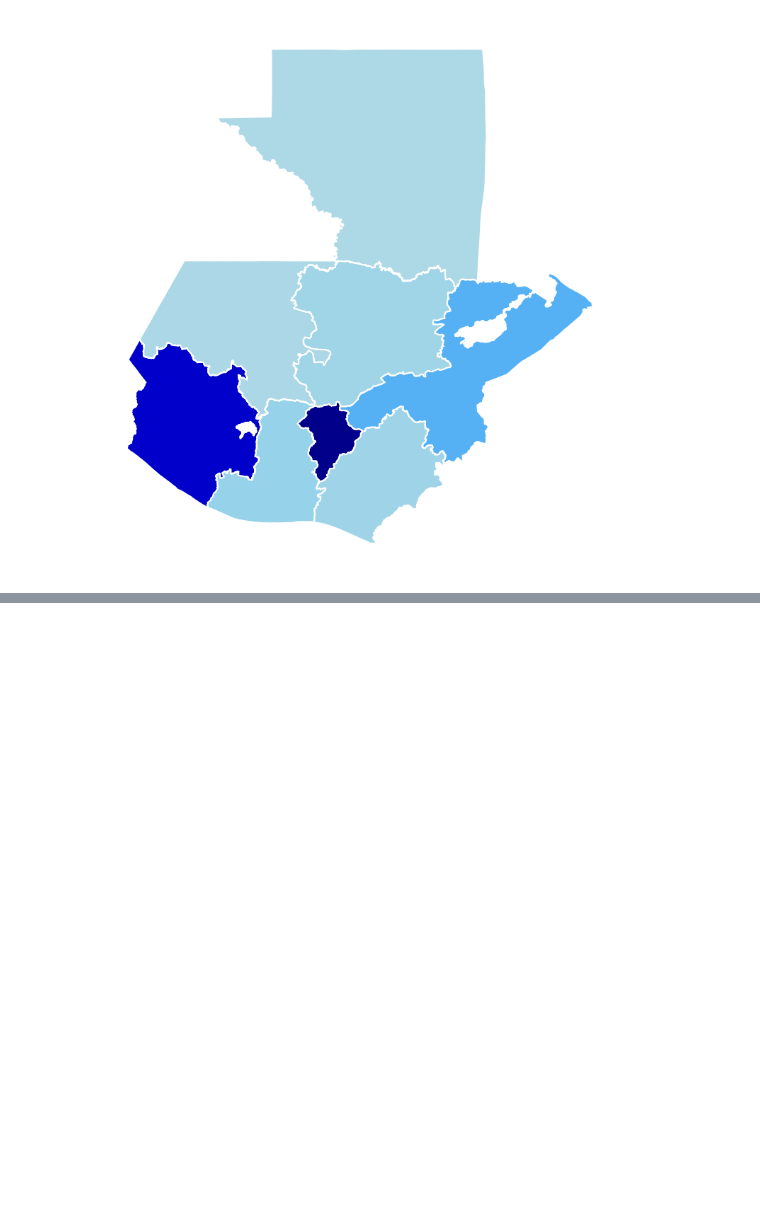
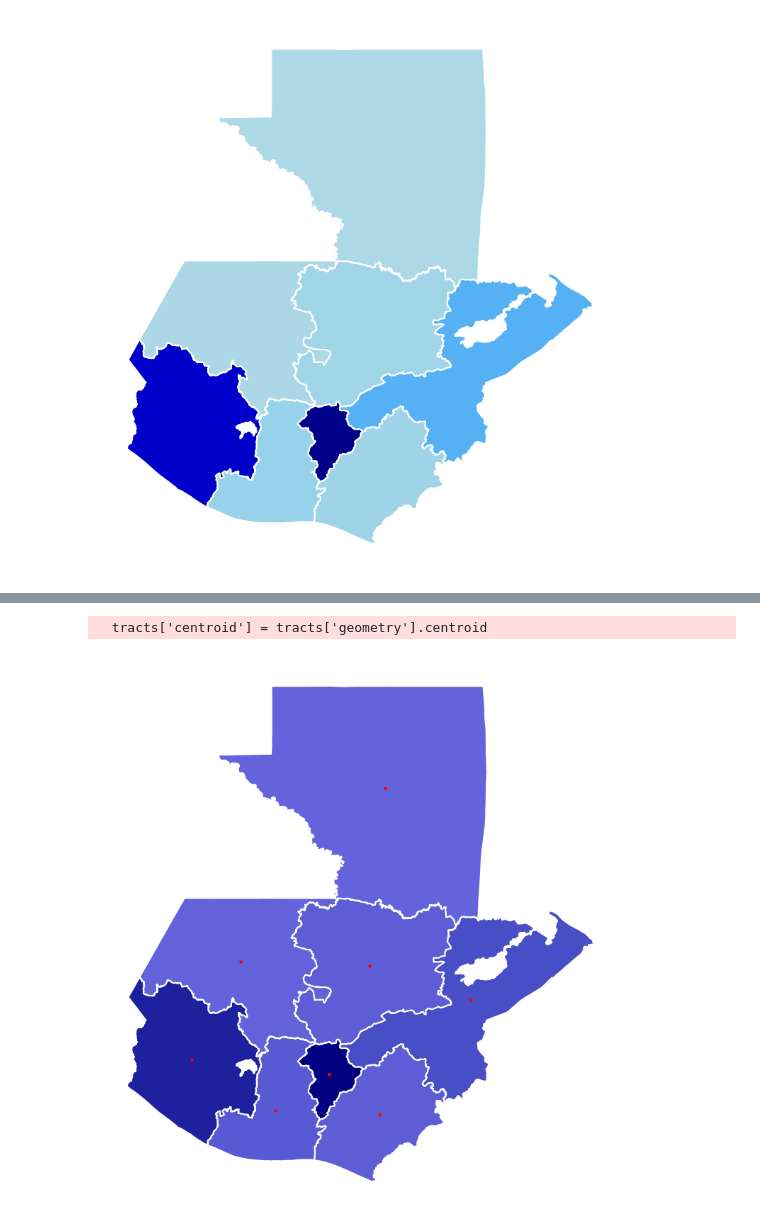
Before and after one commit to 1u1s4/INE_mapas_regionales, a Jupyter notebook: pruebas.ipynb, the cells around one changed output, grey strips where cells are left out. Drawn from its saved outputs; the diff is of its cells as text; code cells hidden in the pictures; blank space fills up the shorter version.

```diff
--- a/pruebas.ipynb
+++ b/pruebas.ipynb
@@ -238,0 +250,30 @@ Error:
+# %%
+import geopandas as gpd
+import matplotlib.pyplot as plt
+import matplotlib.colors as colors
+
+pth = 'regiones/regiones.shp'
+tracts = gpd.read_file(pth)
+
+for reg in df['region']:
+    tracts.loc[tracts['region'] == reg, 'nueva_columna'] = df.loc[df['region'] == reg, 'nueva_columna'].values[0]
+
+# Calcular el centroide
+tracts['centroid'] = tracts['geometry'].centroid
+
+# Define el mapa de colores personalizado
+cmap = colors.LinearSegmentedColormap.from_list("", ['#6363DB', '#3F46BF', '#000080'])
+
+fig, ax = plt.subplots(figsize=(13.5, 10))  # Crea una figura y ejes con un tamaño específico
+
+# Desactiva la leyenda, establece el color de borde a blanco y el grosor a 1.5
+tracts.plot(column="nueva_columna", cmap=cmap, edgecolor="white", linewidth=1.5, legend=False, ax=ax)
+ax.axis('off')  # Desactiva los ejes
+
+# Agrega los centroides al mapa
+tracts['centroid'].plot(ax=ax, color='red', markersize=5)
+
+plt.savefig(f"a.pdf", format='pdf', dpi=100, bbox_inches='tight')  # Guarda la figura como PDF
+# %% [output]
+  tracts['centroid'] = tracts['geometry'].centroid
+[figure, added]
```
Also changed, not shown: parts of 2 cells of this notebook, 4 other files.
